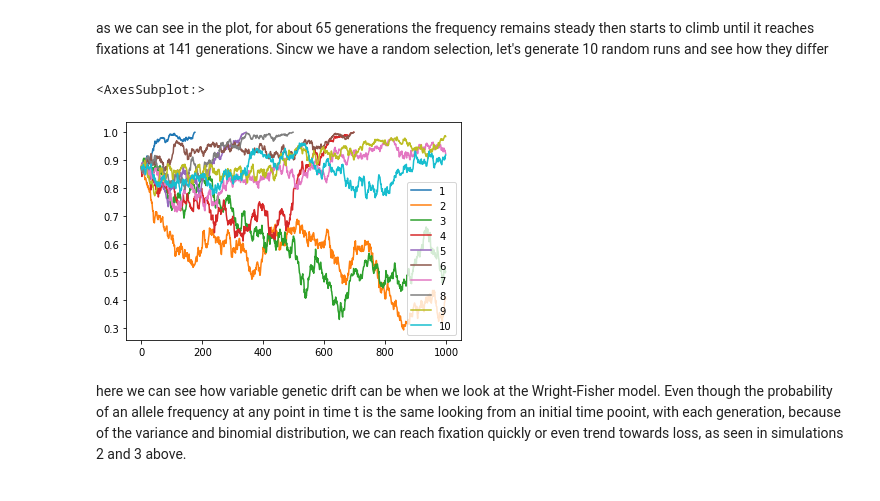
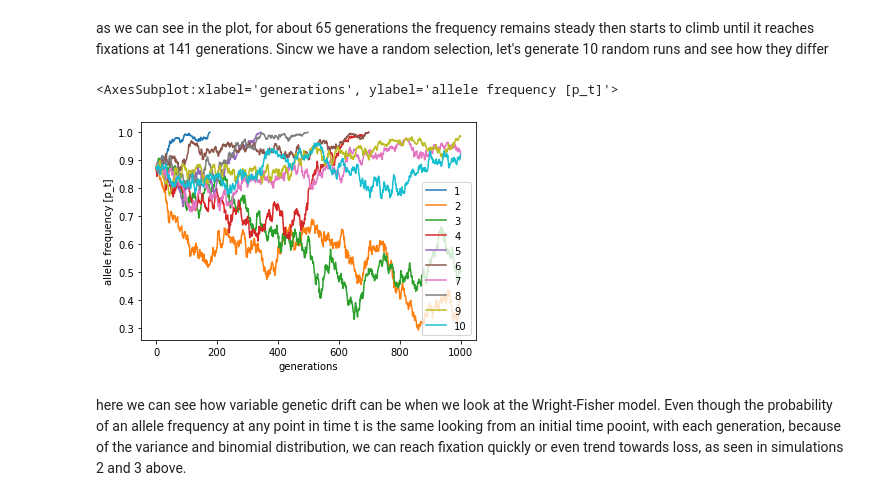
Before and after one commit to djemec/computational_pop_gen, a Jupyter notebook: fundamental_evolutionary_models.ipynb, the cells around one changed output. Saved outputs shown, nothing was run; the diff lists cells and outputs as text; code cells hidden in the pictures.

```diff
--- a/fundamental_evolutionary_models.ipynb
+++ b/fundamental_evolutionary_models.ipynb
@@ -316,23 +316,23 @@ as we can see in the plot, for about 65 generations the frequency remains steady
 # %%
 gen = 1000
 sims = 10
 
 #creting a blank dataframe with the columns for each simulation and a row for each generation
 ten_kgen_wf_df = pd.DataFrame(columns = [i+1 for i in range(sims)])
 ten_kgen_wf_df = ten_kgen_wf_df.reindex(list(range(0, gen))).reset_index(drop=True)
 
 for seed in range(1,sims+1):
     # clears the df
     tmp_df = pd.DataFrame()
     # runs the wf simulation
     tmp_df = sim_wright_fisher(gen, n, i_k, seed)
 
     # stores the run in the column
     ten_kgen_wf_df[seed] = tmp_df['p_t']
 
-ten_kgen_wf_df.plot.line()
+ten_kgen_wf_df.plot.line(xlabel='generations', ylabel='allele frequency [p_t]')
 # %% [output]
-<AxesSubplot:>
+<AxesSubplot:xlabel='generations', ylabel='allele frequency [p_t]'>
-[figure, old version]
+[figure, new version]
 # %% [markdown]
 here we can see how variable genetic drift can be when we look at the Wright-Fisher model.  Even though the probability of an allele frequency at any point in time t is the same looking from an initial time pooint, with each generation, because of the variance and binomial distribution, we can reach fixation quickly or even trend towards loss, as seen in simulations 2 and 3 above.
```
